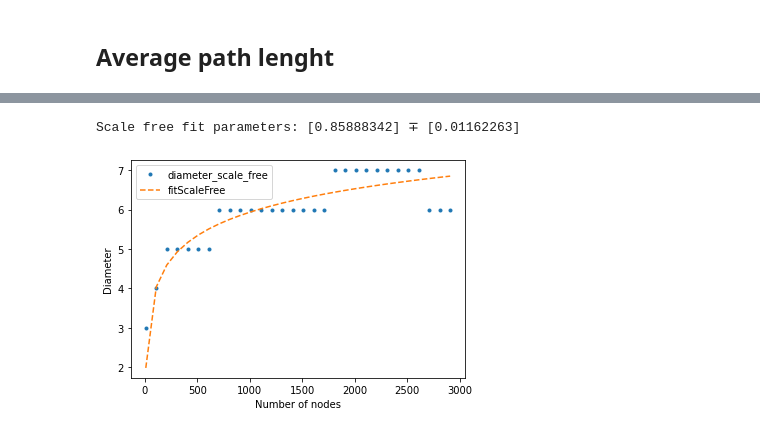
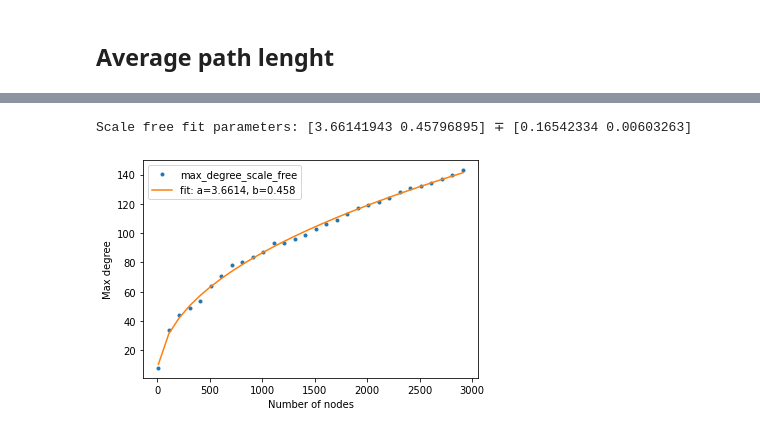
Before and after one commit to Ferri-00/Esame-Complessi, a Jupyter notebook: NetworkProperty.ipynb, the cells around one changed output, grey strips where cells are left out. Saved outputs shown, nothing was run; the diff lists cells and outputs as text; code cells hidden in the pictures.

```diff
--- a/NetworkProperty.ipynb
+++ b/NetworkProperty.ipynb
@@ -284,5 +284,5 @@ for i in range(len(N)):
     max_degree_random += [max([d for n,d in Ge.degree])]
     max_degree_scale_free += [max([d for n,d in Gb.degree])]
 
-    diameter_scalefree += [nx.diameter(Gb)]
-    diameter_random += [nx.diameter(Ge)]
+#     diameter_scalefree += [nx.diameter(Gb)]
+#     diameter_random += [nx.diameter(Ge)]
@@ -312,70 +315,34 @@ def log_law(x, a):
     return a*np.log(x)
 
 poptSF, pcovSF = curve_fit(sqrt_law, N, max_degree_scale_free)
 # poptR, pcovR = curve_fit(log_law, N, max_degree_random)
 # random_fit = np.polyfit(N, max_degree_random, 1)
 
 perrSF = np.sqrt(np.diag(pcovSF))
 # perrR = np.sqrt(np.diag(pcovR))
 
 print("Scale free fit parameters:", poptSF, "∓", perrSF)
 # print("Random fit parameters:", poptR, "∓", perrR)
 # print("Second random fit parameters:", random_fit)
 
 # fitRandom2 = [random_fit[0]*n + random_fit[1] for n in N]
 fitScale = sqrt_law(N, *poptSF)
 # fitRandom = log_law(N, *poptR)
 
 fig, ax = plt.subplots()
 
 ax.plot(N, max_degree_scale_free, '.', label = 'max_degree_scale_free')
 # ax.plot(N, max_degree_random, '.', label = 'max_degree_random')
 
 # ax.plot(N, fitRandom, '--', label = 'fitRandom')
 # ax.plot(N, fitRandom2, '--', label = 'fitRandom')
-ax.plot(N, fitScale, '-', label = f"fit: a={round(popt[i][0],4)}, b={round(popt[i][1],4)}")
+ax.plot(N, fitScale, '-', label = f"fit: a={round(poptSF[0],4)}, b={round(poptSF[1],4)}")
 
 ax.set_xlabel("Number of nodes")
 ax.set_ylabel("Max degree")
 ax.legend()
 
 plt.show()
+# %% [output]
+Scale free fit parameters: [3.66141943 0.45796895] ∓ [0.16542334 0.00603263]
+[figure, added]
-# %%
-def sqrt_law(x, a):
-    return a*np.sqrt(x)
-
-def log_law(x, a):
-    return a*np.log(x)
-
-poptSF, pcovSF = curve_fit(log_law, N, diameter_scalefree)
-# poptR, pcovR = curve_fit(log_law, N, diameter_random)
-# random_fit = np.polyfit(N, max_degree_random, 1)
-
-perrSF = np.sqrt(np.diag(pcovSF))
-# perrR = np.sqrt(np.diag(pcovR))
-
-print("Scale free fit parameters:", poptSF, "∓", perrSF)
-# print("Random fit parameters:", poptR, "∓", perrR)
-# print("Second random fit parameters:", random_fit)
-
-# fitRandom2 = [random_fit[0]*n + random_fit[1] for n in N]
-fitScale = log_law(N, *poptSF)
-# fitRandom = log_law(N, *poptR)
-
-fig, ax = plt.subplots()
-
-ax.plot(N, diameter_scalefree, '.', label = 'diameter_scale_free')
-# ax.plot(N, max_degree_random, '.', label = 'max_degree_random')
-
-# ax.plot(N, fitRandom, '--', label = 'fitRandom')
-# ax.plot(N, fitRandom2, '--', label = 'fitRandom')
-ax.plot(N, fitScale, '--', label = 'fitScaleFree')
-
-ax.set_xlabel("Number of nodes")
-ax.set_ylabel("Diameter")
-ax.legend()
-
-plt.show()
-# %% [output]
-Scale free fit parameters: [0.85888342] ∓ [0.01162263]
-[figure, removed]
```
Also changed, not shown: parts of 3 cells of this notebook.
